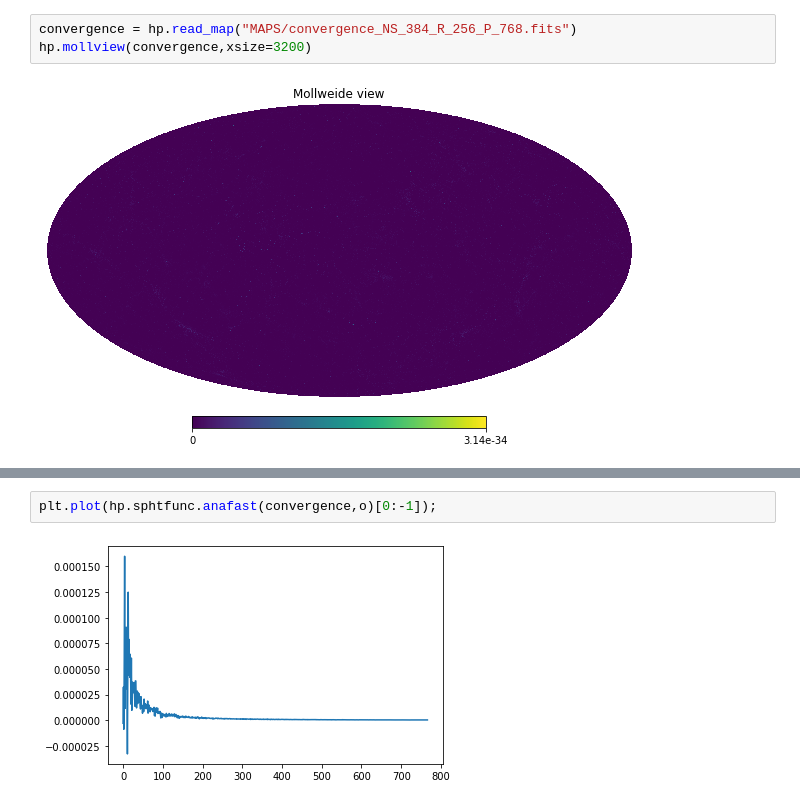
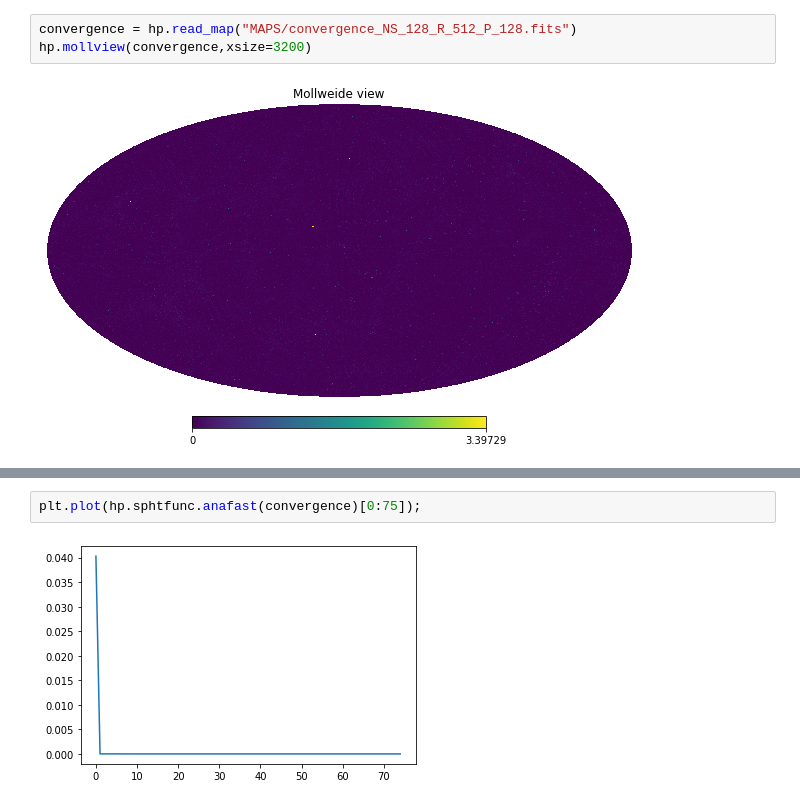
Before and after one commit to wurdahl/kSZfromPC, a Jupyter notebook: Opening-FITS.ipynb, the cells around one changed output, grey strips where cells are left out. Cells and saved outputs as stored; diff of their text form.

```diff
--- a/Opening-FITS.ipynb
+++ b/Opening-FITS.ipynb
@@ -31,5 +30,5 @@ plt.hist(kSZ,bins = np.linspace(-1*10**-6,1*10**-6));
 # %%
-convergence = hp.read_map("MAPS/convergence_NS_384_R_256_P_768.fits")
+convergence = hp.read_map("MAPS/convergence_NS_128_R_512_P_128.fits")
 hp.mollview(convergence,xsize=3200)
 # %% [output]
 [figure]
@@ -44,4 +39,4 @@ plt.hist(convergence,bins=np.linspace(0,2*10**-37,100));
 # %%
-plt.plot(hp.sphtfunc.anafast(convergence,o)[0:-1]);
+plt.plot(hp.sphtfunc.anafast(convergence)[0:75]);
 # %% [output]
-[figure, old version]
+[figure, new version]
```
Also changed, not shown: parts of 8 cells of this notebook, 5 other files.
